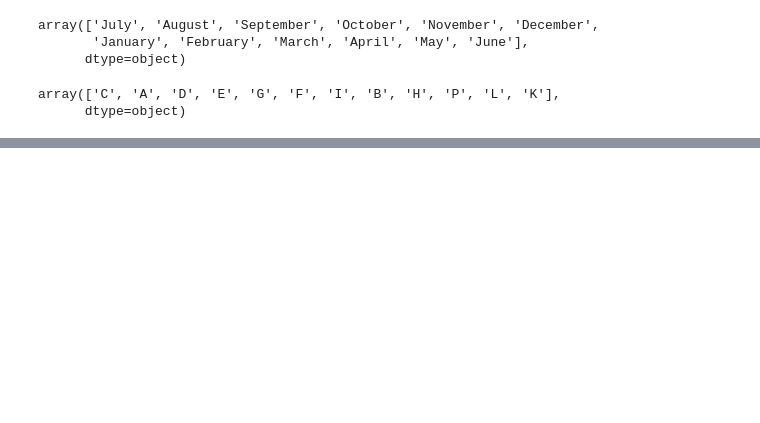
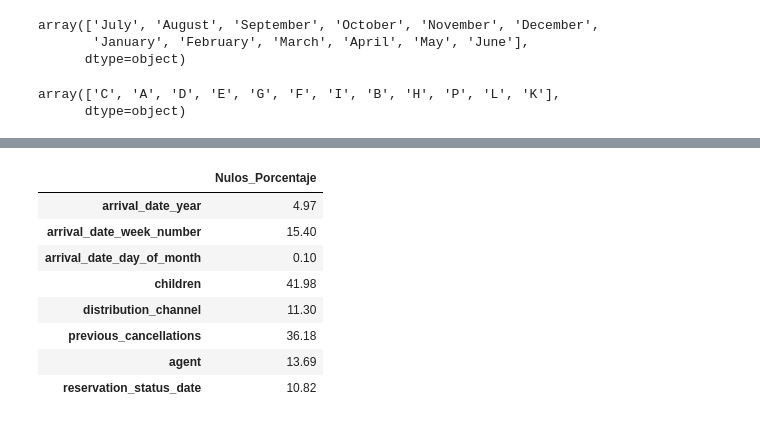
Before and after one commit to RachelCaste/project-da-promo-H-modulo-4-team-2, a Jupyter notebook: Limpieza_Ra+pao.ipynb, the cells around one changed output, grey strips where cells are left out. Saved outputs shown, nothing was run; the diff lists cells and outputs as text; code cells hidden in the pictures; blank space fills up the shorter version.

```diff
--- a/Limpieza_Ra+pao.ipynb
+++ b/Limpieza_Ra+pao.ipynb
@@ -833 +895,27 @@ df_pao = df_pao.drop( 'company', axis=1)
+# %%
+def calcular_porcentaje_nulos(df):
+    """
+    Calcula el porcentaje de valores nulos en un DataFrame y muestra las columnas con más de cero nulos.
+
+    Args:
+        df (pd.DataFrame): El DataFrame de entrada.
+
+    Returns:
+        pd.DataFrame: Un DataFrame con las columnas y sus porcentajes de valores nulos.
+    """
+    porcentaje_null = (df.isnull().sum() / df.shape[0]) * 100
+    nulos_dataf = pd.DataFrame(porcentaje_null.round(2), columns=["Nulos_Porcentaje"])
+    return nulos_dataf[nulos_dataf["Nulos_Porcentaje"] > 0]
+# %%
+calcular_porcentaje_nulos(df_pao)
+# %% [output]
+|  | Nulos_Porcentaje |
+| arrival_date_year | 4.97 |
+| arrival_date_week_number | 15.40 |
+| arrival_date_day_of_month | 0.10 |
+| children | 41.98 |
+| distribution_channel | 11.30 |
+| previous_cancellations | 36.18 |
+| agent | 13.69 |
+| reservation_status_date | 10.82 |
 # %%
```
Also changed, not shown: parts of 26 cells of this notebook, 1 other file.
